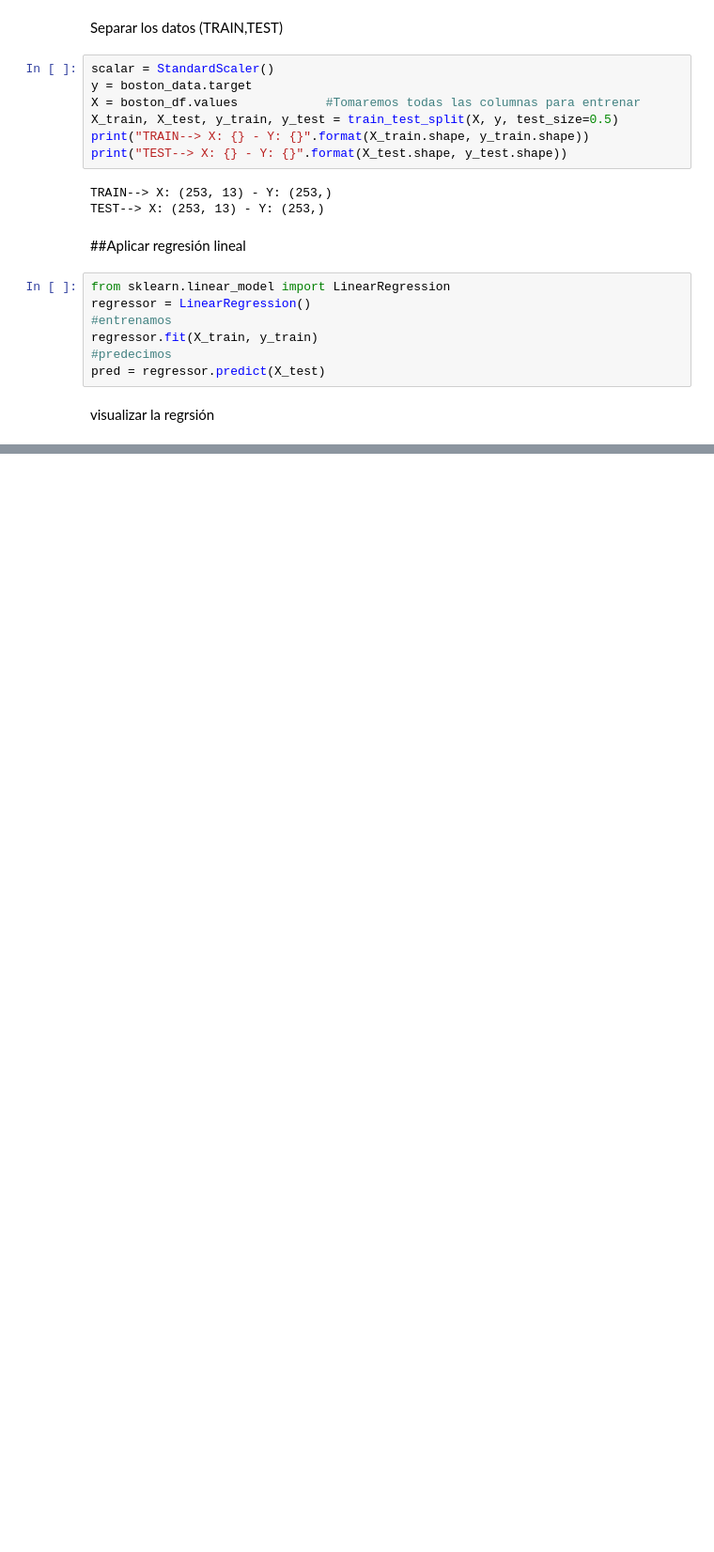
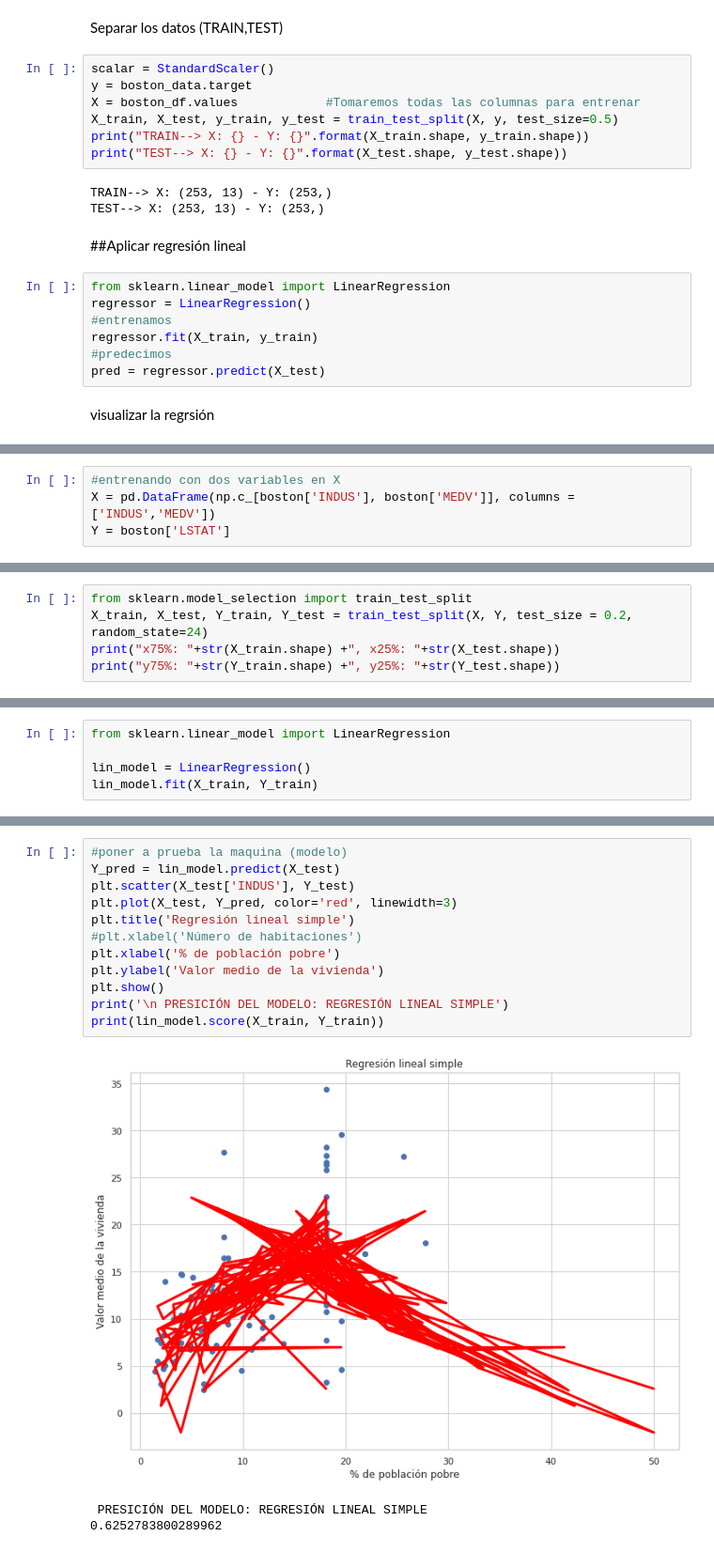
Before and after one commit to santiagomc12/Deep-Learning-20221, a Jupyter notebook: Primer Periodo/P1T3_RegresionLineal.ipynb, the cells around one changed output, grey strips where cells are left out. Shown at 94% size. Saved outputs shown, nothing was run; the diff lists cells and outputs as text; blank space fills up the shorter version.

```diff
--- a/Primer Periodo/P1T3_RegresionLineal.ipynb
+++ b/Primer Periodo/P1T3_RegresionLineal.ipynb
@@ -419,0 +464,4 @@ Precisión del modelo: 0.6612153542017802
+# %%
+#entrenando con dos variables en X
+X = pd.DataFrame(np.c_[boston['INDUS'], boston['MEDV']], columns = ['INDUS','MEDV'])
+Y = boston['LSTAT']
@@ -419,0 +472,5 @@ Precisión del modelo: 0.6612153542017802
+# %%
+from sklearn.model_selection import train_test_split
+X_train, X_test, Y_train, Y_test = train_test_split(X, Y, test_size = 0.2, random_state=24)
+print("x75%: "+str(X_train.shape) +", x25%: "+str(X_test.shape))
+print("y75%: "+str(Y_train.shape) +", y25%: "+str(Y_test.shape))
@@ -419,0 +482,5 @@ Precisión del modelo: 0.6612153542017802
+# %%
+from sklearn.linear_model import LinearRegression
+
+lin_model = LinearRegression()
+lin_model.fit(X_train, Y_train)
@@ -419,0 +492,16 @@ Precisión del modelo: 0.6612153542017802
+# %%
+#poner a prueba la maquina (modelo)
+Y_pred = lin_model.predict(X_test)
+plt.scatter(X_test['INDUS'], Y_test)
+plt.plot(X_test, Y_pred, color='red', linewidth=3)
+plt.title('Regresión lineal simple')
+#plt.xlabel('Número de habitaciones')
+plt.xlabel('% de población pobre')
+plt.ylabel('Valor medio de la vivienda')
+plt.show()
+print('\n PRESICIÓN DEL MODELO: REGRESIÓN LINEAL SIMPLE')
+print(lin_model.score(X_train, Y_train))
+# %% [output]
+[figure, added]
+ PRESICIÓN DEL MODELO: REGRESIÓN LINEAL SIMPLE
+0.6252783800289962
```
Also changed, not shown: parts of 17 cells of this notebook.
